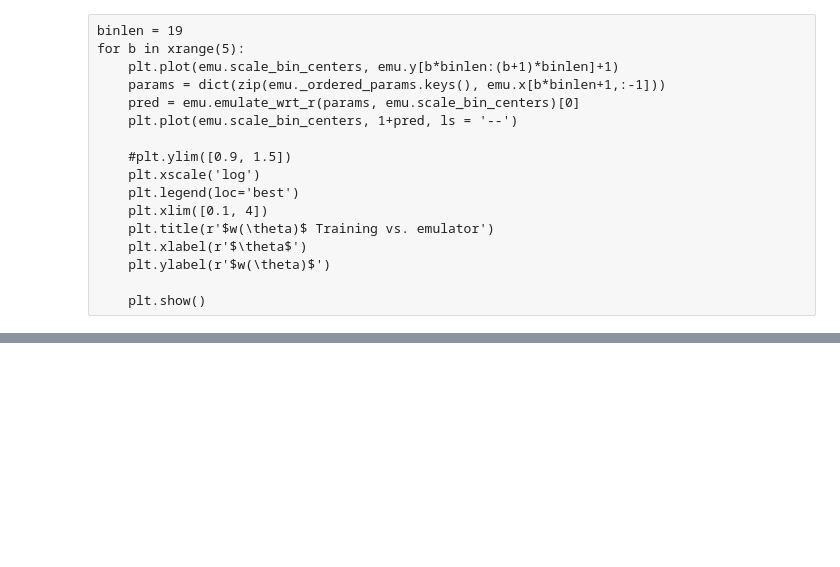
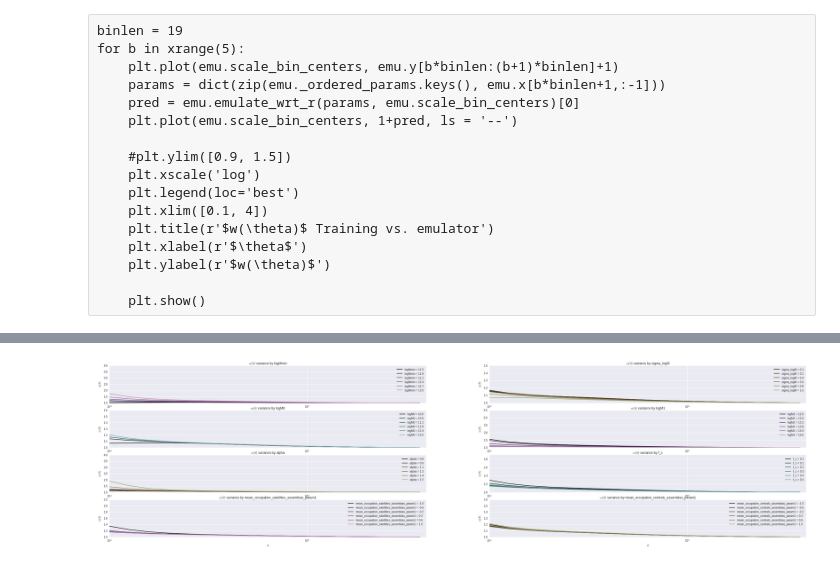
Before and after one commit to mclaughlin6464/pearce, a Jupyter notebook: notebooks/Test wt Emulator.ipynb, the cells around one changed output, grey strips where cells are left out. Cells and saved outputs as stored; diff of their text form; code cells hidden in the pictures; blank space fills up the shorter version.

```diff
--- a/notebooks/Test wt Emulator.ipynb
+++ b/notebooks/Test wt Emulator.ipynb
@@ -185,38 +220,38 @@ em_params.update(fixed_params)
 del em_params['z']
 
 fixed_params2 = {'mean_occupation_satellites_assembias_param1':0.0,
-                'mean_occupation_centrals_assembias_param1':0.0,
-                'disp_func_slope_satellites':1.0,
-                'disp_func_slope_centrals':1.0}
+                'mean_occupation_centrals_assembias_param1':0.0}
 
 for idx, (param, bounds) in enumerate(emu._ordered_params.iteritems()):
     if param == 'r':
         continue
     wt_vals = []
     new_em_params = {}
     new_em_params.update(em_params)
     new_em_params.update(fixed_params2)
     for v in np.linspace(bounds[0], bounds[1], 6):
         new_em_params[param] = v
         wt_vals.append(emu.emulate_wrt_r(new_em_params, tpoints))
     wt_vals = np.array(wt_vals)
 
     pal = sns.cubehelix_palette(wt_vals.shape[0], start=idx, rot=0.3,\
                             dark=0.0, light=.60,reverse = True)
     #sns.palplot(pal)
 
     sns.set_palette(pal)
 
     #sns.set_style("darkgrid", {"axes.facecolor": "0.85"})
     plt.subplot(5,2,idx+1)
 
     for color, wt, v in zip(pal, wt_vals,np.linspace(bounds[0], bounds[1], 6) ):
         plt.plot(tpoints, 1+wt[0,:], color = color, label = r'%s = %.1f'%(param,v) )
     #plt.loglog()
     plt.xscale('log')
     plt.legend(loc='best')
     plt.xlim([0.1, 4])
     plt.title(r'$w(\theta)$ variance by %s'%param)
     plt.xlabel(r'$\theta$')
     plt.ylabel(r'$w(\theta)$')
 plt.show()
+# %% [output]
+[figure, added]
```
Also changed, not shown: parts of 16 cells of this notebook, 2 other files.
